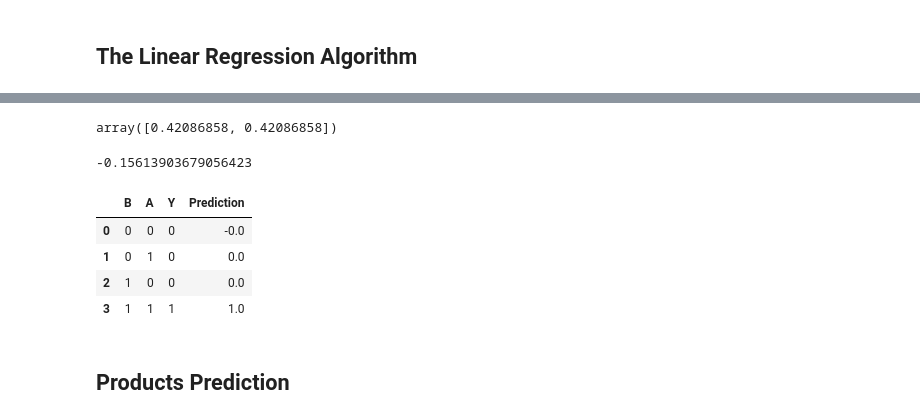
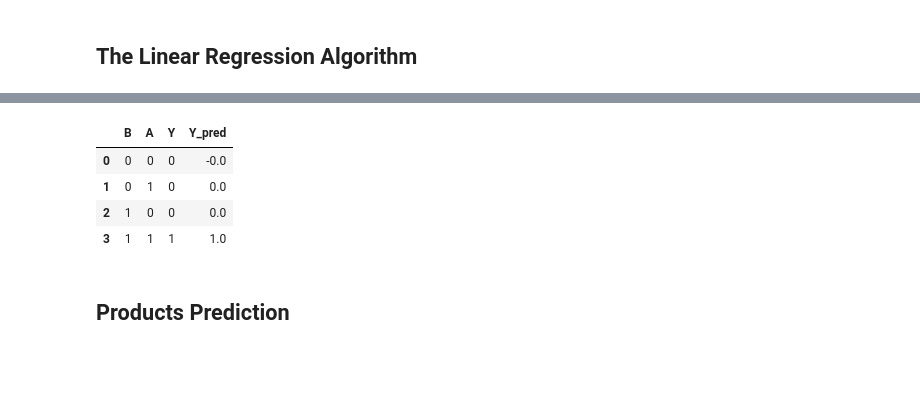
Before and after one commit to tiesen243/neural-network, a Jupyter notebook: linear-regression.ipynb, the cells around one changed output, grey strips where cells are left out. Drawn from its saved outputs; the diff is of its cells as text; code cells hidden in the pictures; blank space fills up the shorter version.

```diff
--- a/linear-regression.ipynb
+++ b/linear-regression.ipynb
@@ -42,2 +48,4 @@ class LinearRegression:
+# %%
+ag = pd.read_csv("data/and-gate.csv")
 # %%
 lr = LinearRegression(learning_rate=0.01, n_iters=1000)
@@ -48,24 +52,11 @@ ag_train = pd.read_csv("data/and-gate.csv")
 # %%
-x_train = ag_train[["B", "A"]].values
-y_train = ag_train["Y"].values
+lr.fit(ag[["B", "A"]].values, ag["Y"].values)
-# %%
-lr.fit(x_train, y_train)
-# %%
-lr.weights
-# %% [output]
-array([0.42086858, 0.42086858])
-# %%
-lr.bias
-# %% [output]
--0.15613903679056423
 # %%
-predictions = np.round(lr.predict(x_train))
+y_pred = np.round(lr.predict(ag[["B", "A"]].values))
 # %%
-pd.DataFrame(
-    {"B": ag_train["B"], "A": ag_train["A"], "Y": y_train, "Prediction": predictions}
-)
+pd.DataFrame({"B": ag["B"], "A": ag["A"], "Y": ag["Y"], "Y_pred": y_pred})
 # %% [output]
-|  | B | A | Y | Prediction |
+|  | B | A | Y | Y_pred |
 | 0 | 0 | 0 | 0 | -0.0 |
 | 1 | 0 | 1 | 0 | 0.0 |
 | 2 | 1 | 0 | 0 | 0.0 |
```
Also changed, not shown: parts of 16 cells of this notebook, 3 other files.
